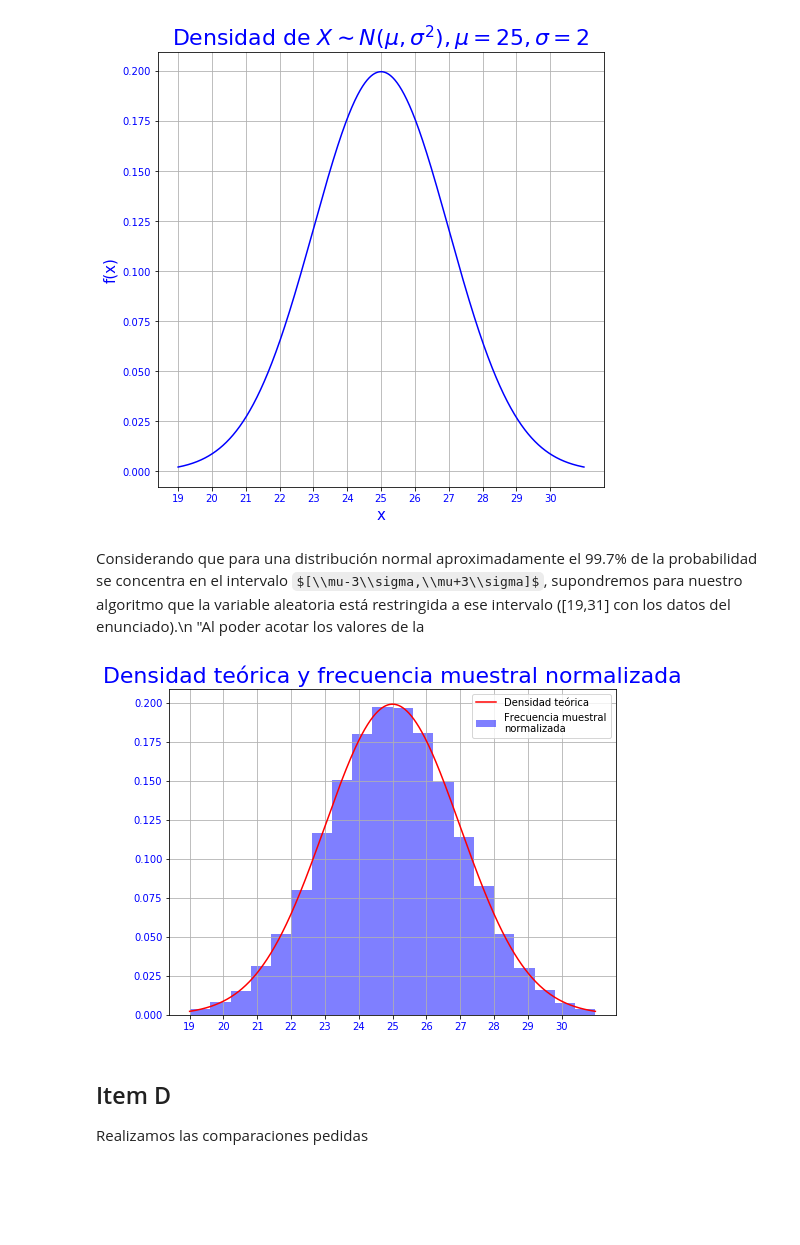
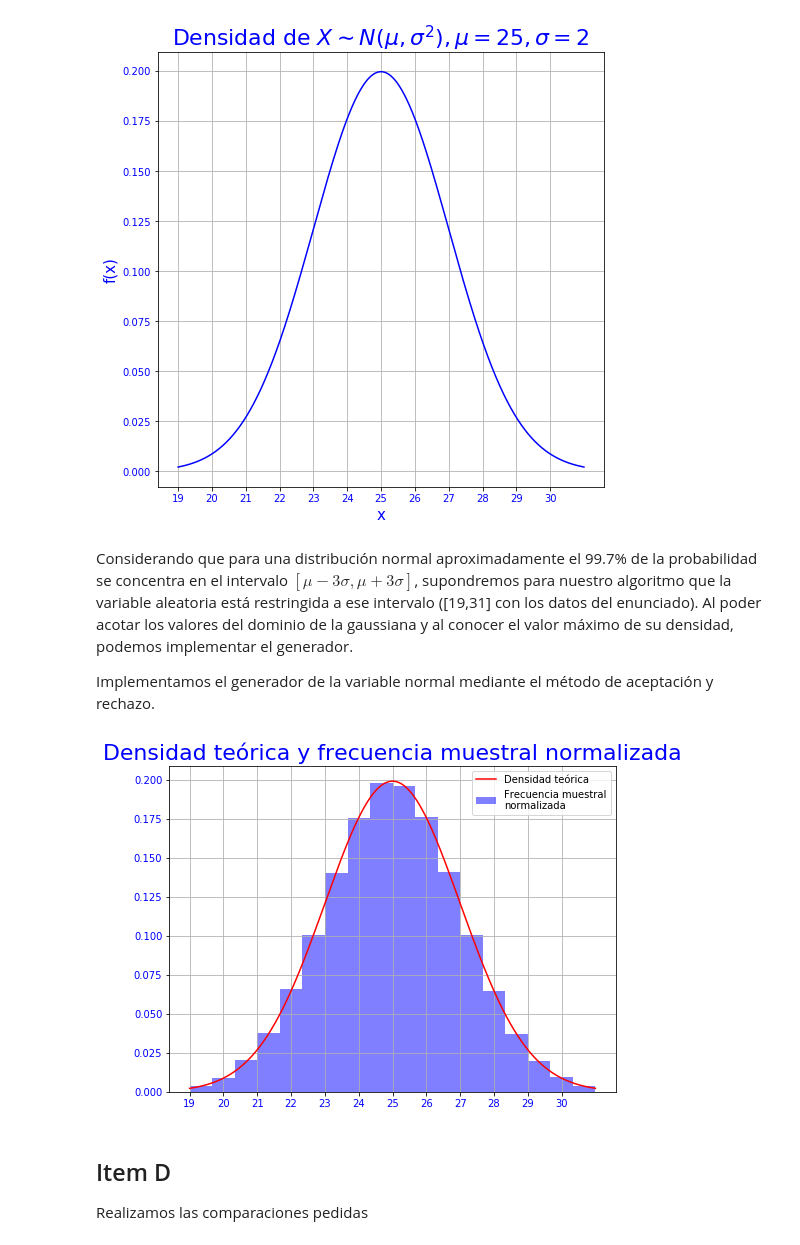
Before and after one commit to jowisaidman/SimulacionTp1, a Jupyter notebook: ResolucionEjerciciosJuntos_v01.ipynb, the cells around one changed output. Drawn from its saved outputs; the diff is of its cells as text; code cells hidden in the pictures; some formulas as TeX source; blank space fills up the shorter version.

```diff
--- a/ResolucionEjerciciosJuntos_v01.ipynb
+++ b/ResolucionEjerciciosJuntos_v01.ipynb
@@ -403,8 +405,10 @@ plt.grid(True)
 # %% [output]
 [figure]
 # %% [markdown]
-Considerando que para una distribución normal aproximadamente el 99.7% de la probabilidad se concentra en el intervalo $[\\mu-3\\sigma,\\mu+3\\sigma]$, supondremos para nuestro algoritmo que la variable aleatoria está restringida a ese intervalo ([19,31] con los datos del enunciado).\n
-    "Al poder acotar los valores de la
+Considerando que para una distribución normal aproximadamente el 99.7% de la probabilidad se concentra en el intervalo $[\mu-3\sigma,\mu+3\sigma]$, supondremos para nuestro algoritmo que la variable aleatoria está restringida a ese intervalo ([19,31] con los datos del enunciado).
+Al poder acotar los valores del dominio de la gaussiana y al conocer el valor máximo de su densidad, podemos implementar el generador.
+
+Implementamos el generador de la variable normal mediante el método de aceptación y rechazo.
 # %%
 def aceptacionRechazo(n):
     gen = np.zeros(n)
@@ -424,25 +428,25 @@ generados = aceptacionRechazo(N)
 # %%
 plt.figure(figsize=[8,6])
 x = np.arange(mu-3*sigma,mu+3*sigma,0.001)
 xticks = np.arange(19,31,1)
 normal = norm(mu,sigma)
 plot = plt.plot(x,normal.pdf(x),c='r',label="Densidad teórica")
 plt.xticks(xticks)
-plt.hist(generados,bins=20,density=True,color='b',alpha=0.5,
+plt.hist(generados,density=True,bins='sturges',color='b',alpha=0.5,
          label="Frecuencia muestral\nnormalizada")
 
 title_obj = plt.title("Densidad teórica y frecuencia muestral normalizada")
 plt.getp(title_obj, 'text')
 plt.setp(title_obj, color='blue', size=22)
 plt.xticks(xticks, color="blue")
 plt.yticks(color="blue")
 
 
 plt.legend(loc='best')
 plt.grid(True)
 plt.show()
 # %% [output]
-[figure, old version]
+[figure, new version]
 # %% [markdown]
 ## Item D
 
```
Also changed, not shown: parts of 19 cells of this notebook, 14 other files.
